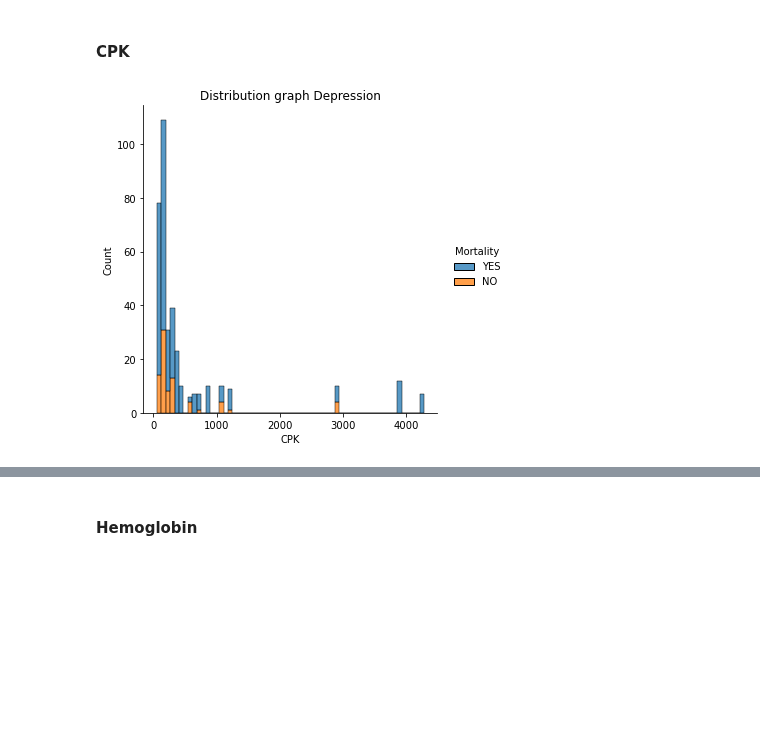
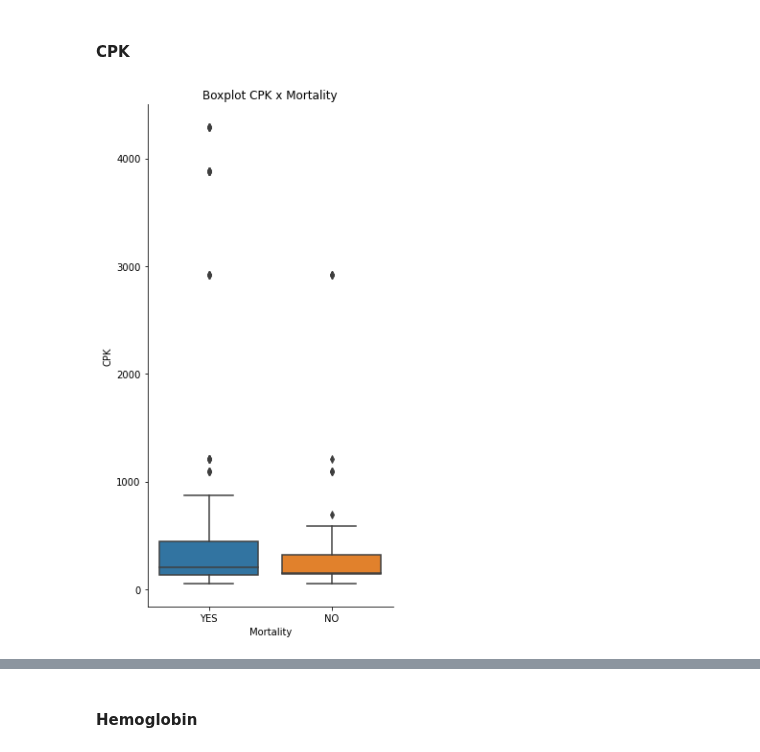
Before and after one commit to RenanGroot/Analise-Exploratoria-ENEM2019, a Jupyter notebook: Heart-Failure-Prediction.ipynb, the cells around one changed output, grey strips where cells are left out. Saved outputs shown, nothing was run; the diff lists cells and outputs as text; code cells hidden in the pictures; blank space fills up the shorter version.

```diff
--- a/Heart-Failure-Prediction.ipynb
+++ b/Heart-Failure-Prediction.ipynb
@@ -247,11 +290,10 @@ plt.show()
 # %% [markdown]
 #### CPK
 # %%
-# TODO
-graph = sns.displot(data=df_categorical, x="CPK", hue="Mortality", multiple="stack")
+graph = sns.catplot(data=df_categorical, y="CPK", x="Mortality", kind="box",  height=8, aspect=9/16)
 
-graph.set(title="Distribution graph Depression")
+graph.set(title="Boxplot CPK x Mortality")
 
 plt.show()
 # %% [output]
-[figure, old version]
+[figure, new version]
```
Also changed, not shown: parts of 13 cells of this notebook.
